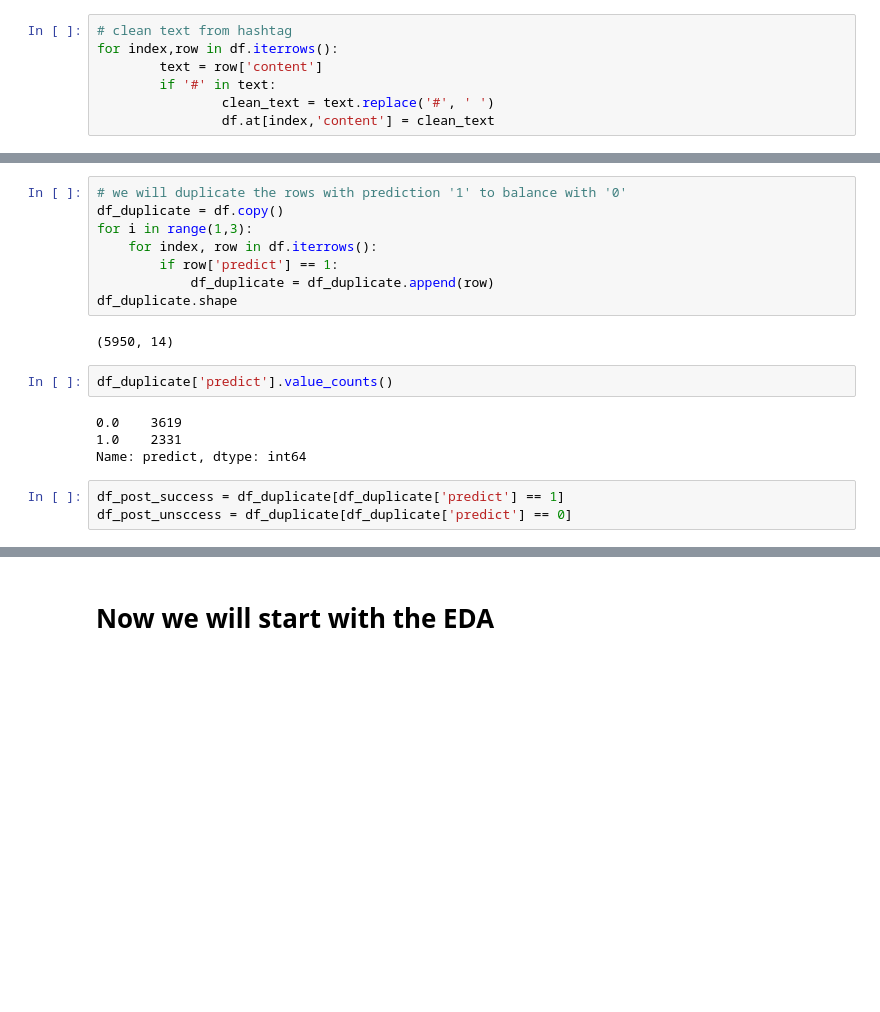
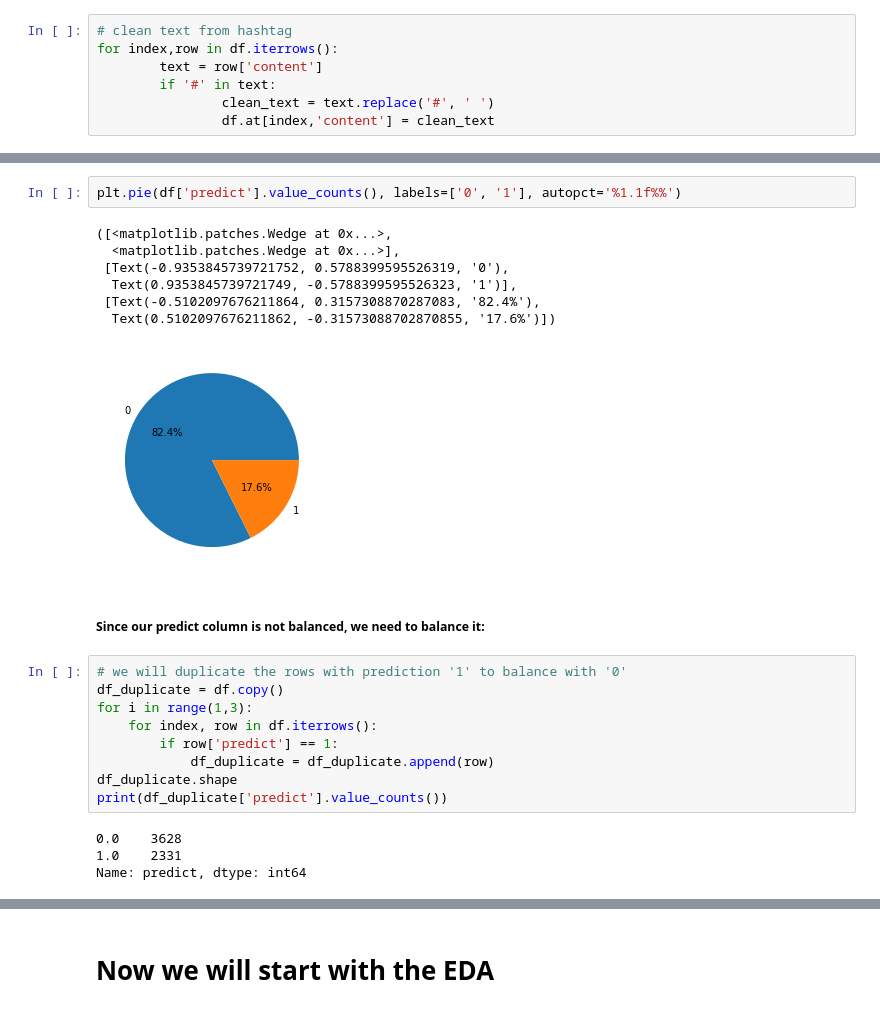
Before and after one commit to OrenPin/Instagram-Prediction---Data-Analysis, a Jupyter notebook: PostAnalysis.ipynb, the cells around one changed output, grey strips where cells are left out. Cells and saved outputs as stored; diff of their text form; blank space fills up the shorter version.

```diff
--- a/PostAnalysis.ipynb
+++ b/PostAnalysis.ipynb
@@ -159,5 +168,17 @@ df['predict'].value_counts()
 1.0     777
 Name: predict, dtype: int64
+# %%
+plt.pie(df['predict'].value_counts(), labels=['0', '1'], autopct='%1.1f%%')
+# %% [output]
+([<matplotlib.patches.Wedge at 0x...>,
+  <matplotlib.patches.Wedge at 0x...>],
+ [Text(-0.9353845739721752, 0.5788399595526319, '0'),
+  Text(0.9353845739721749, -0.5788399595526323, '1')],
+ [Text(-0.5102097676211864, 0.3157308870287083, '82.4%'),
+  Text(0.5102097676211862, -0.31573088702870855, '17.6%')])
+[figure, added]
+# %% [markdown]
+##### Since our predict column is not balanced, we need to balance it:
 # %%
 # we will duplicate the rows with prediction '1' to balance with '0'
 df_duplicate = df.copy()
@@ -166,14 +187,8 @@ for i in range(1,3):
         if row['predict'] == 1:
             df_duplicate = df_duplicate.append(row)
 df_duplicate.shape
+print(df_duplicate['predict'].value_counts())
 # %% [output]
-(5950, 14)
+0.0    3628
+1.0    2331
+Name: predict, dtype: int64
-# %%
-df_duplicate['predict'].value_counts()
-# %% [output]
-0.0    3619
-1.0    2331
-Name: predict, dtype: int64
-# %%
-df_post_success = df_duplicate[df_duplicate['predict'] == 1]
-df_post_unsccess = df_duplicate[df_duplicate['predict'] == 0]
```
Also changed, not shown: parts of 48 cells of this notebook.
